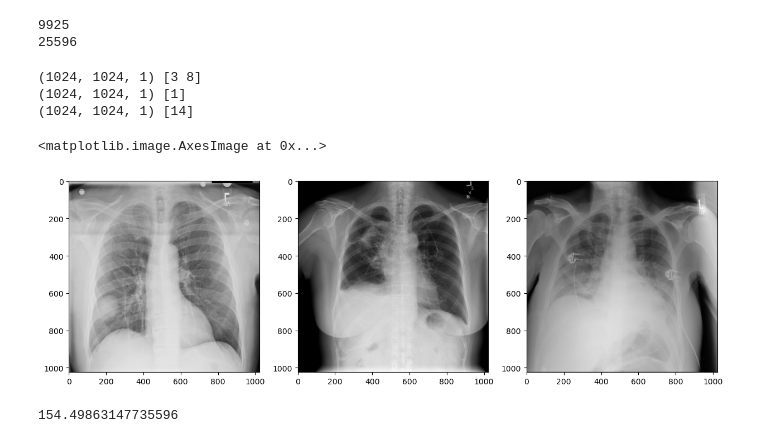
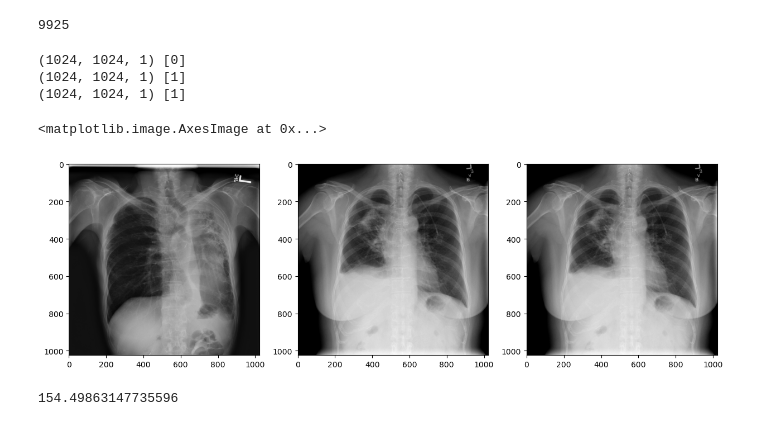
Before and after one commit to opencv256/universal-datasets, a Jupyter notebook: examples/nih.ipynb, the cells around one changed output. Saved outputs shown, nothing was run; the diff lists cells and outputs as text; code cells hidden in the pictures.

```diff
--- a/examples/nih.ipynb
+++ b/examples/nih.ipynb
@@ -27,62 +30,61 @@ nih = partial(NIH, root_dir=root_dir, transform=None)
 
 # partial 함수를 통해 root_dir 매개변수 고정하여 NIH 클래스의 인스턴스를 생성자를 호출할 때 고정된 root_dir 값을 통하여 새로운 함수를 만들어줌
 
-nih_train = nih(split='train')
-print(len(nih_train))
-assert len(nih_train) == 76599
+# nih_train = nih(split='train')
+# print(len(nih_train))
+# assert len(nih_train) == 76599
 
 nih_val = nih(split='val')
 print(len(nih_val))
 assert len(nih_val) == 9925
 
-nih_test = nih(split='test')
-print(len(nih_test))
-assert len(nih_test) == 25596
+# nih_test = nih(split='test')
+# print(len(nih_test))
+# assert len(nih_test) == 25596
 
-nih_trainval = nih(split='trainval')
-print(len(nih_trainval))
-assert len(nih_trainval) == 76599+9925
+# nih_trainval = nih(split='trainval')
+# print(len(nih_trainval))
+# assert len(nih_trainval) == 76599+9925
 
 # split을 사용하여 데이터셋을 훈련, 검증, 테스트 세트로 나누어 데이터셋을 분할한다.
 # train :  훈련, val : 검증, test : 테스트,  trainval 훈련 및 검증 데이터(정확도를 높이기 위함, 하이퍼파라미터 튜닝 수행)
 # %% [output]
 9925
-25596
 # %%
-data= nih_train.load_data(3000)
+data= nih_val.load_data(3000)
 image = data['image']
 label = data['label']
 print(image.shape, label)
 plt.figure(figsize=(15,5))
 plt.subplot(1,3,1)
 plt.imshow(image, cmap='gray')
 
 data= nih_val.load_data(500)
 image = data['image']
 label = data['label']
 print(image.shape, label)
 plt.subplot(1,3,2)
 plt.imshow(image, cmap='gray')
 
-data= nih_trainval.load_data(500)
+data= nih_val.load_data(500)
 image = data['image']
 label = data['label']
 print(image.shape, label)
 plt.subplot(1,3,3)
 plt.imshow(image, cmap='gray')
 
 # NIH 훈련 데이터셋에 있는 인덱스에 있는 데이터를 로드함
 # 로드한 데이터 이미지, 레이블 가져옴
 # 이미지의 형태와 레이블 출력
 # 이미지 figure 가로, 세로 크기 설정
 # 서브플롯을 생성하여 이미지룰 출력할 위치 (행, 열, 위치) 설정
 # 이미지를 흑백으로 표시함
 # %% [output]
-(1024, 1024, 1) [3 8]
+(1024, 1024, 1) [0]
 (1024, 1024, 1) [1]
-(1024, 1024, 1) [14]
+(1024, 1024, 1) [1]
 <matplotlib.image.AxesImage at 0x...>
-[figure, old version]
+[figure, new version]
 # %%
 data= nih_val.load_data(50)
 image = data['image']
```
Also changed, not shown: parts of 1 cell of this notebook, 1 other file.
